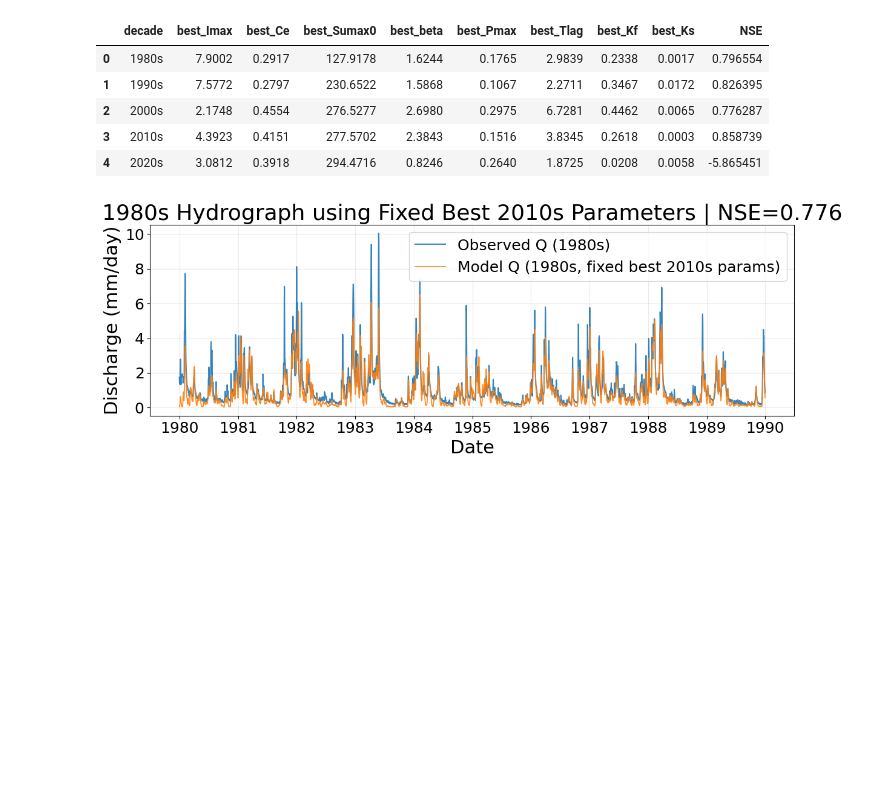
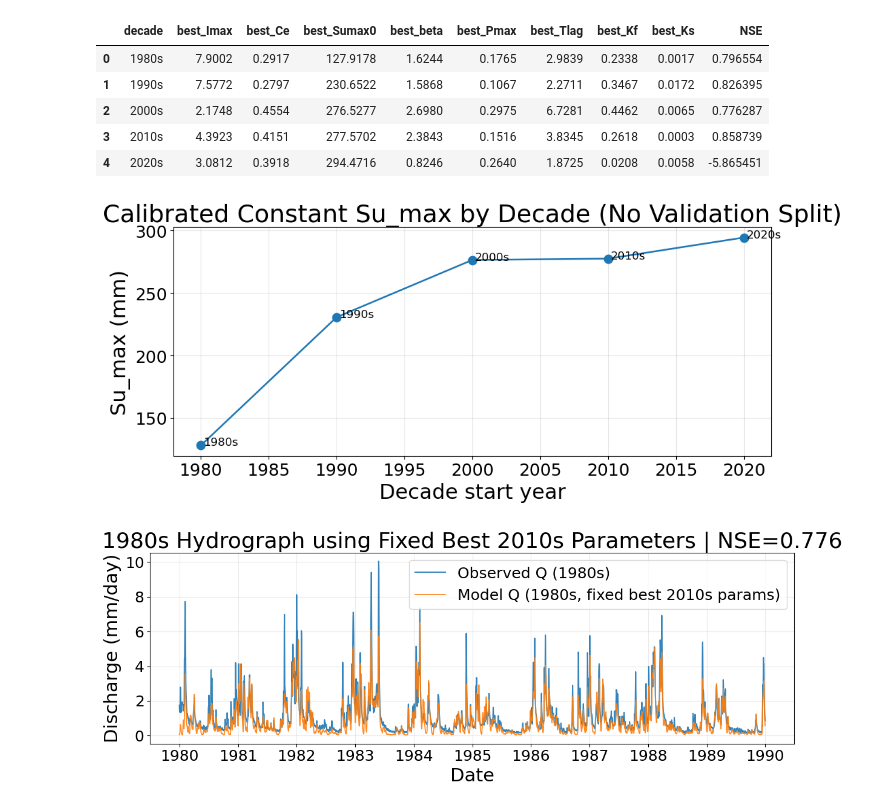
Before and after one commit to Doriswong35/teaching-materials, a Jupyter notebook: Main_project/HBV_constant_Sumax.ipynb, the cells around one changed output. Cells and saved outputs as stored; diff of their text form; code cells hidden in the pictures; blank space fills up the shorter version.

```diff
--- a/Main_project/HBV_constant_Sumax.ipynb
+++ b/Main_project/HBV_constant_Sumax.ipynb
@@ -695,7 +358,7 @@ if 'best_params_by_decade' not in globals():
     "decade": ["1980s", "1990s", "2000s", "2010s", "2020s"],
     "best_Imax": [7.9002, 7.5772, 2.1748, 4.3923, 3.0812],
     "best_Ce": [0.2917, 0.2797, 0.4554, 0.4151, 0.3918],
-    "best_Sumax0": [127.9178, 230.6522, 276.5277, 277.5702, 294.4716],
+    "best_Sumax_mm": [127.9178, 230.6522, 276.5277, 277.5702, 294.4716],
     "best_beta": [1.6244, 1.5868, 2.6980, 2.3843, 0.8246],
     "best_Pmax": [0.1765, 0.1067, 0.2975, 0.1516, 0.2640],
     "best_Tlag": [2.9839, 2.2711, 6.7281, 3.8345, 1.8725],
@@ -755,20 +418,6 @@ decade_nse_df = pd.DataFrame(decade_nse_results)
 best_params_by_decade = best_params_by_decade.drop(columns=["NSE"], errors="ignore").merge(decade_nse_df, on="decade", how="left")
 
 best_params_by_decade
-
-# import pandas as pd
-
-
-# best_params_by_decade["NSE"] = [
-#     nse(obs_1980s, sim_1980s),
-#     nse(obs_1990s, sim_1990s),
-#     nse(obs_2000s, sim_2000s),
-#     nse(obs_2010s, sim_2010s),
-#     nse(obs_2020s, sim_2020s),
-# ]
-# best_params_by_decade
-
-# best_params_by_decade
 # %% [output]
 |  | decade | best_Imax | best_Ce | best_Sumax0 | best_beta | best_Pmax | best_Tlag | best_Kf | best_Ks | NSE |
 | 0 | 1980s | 7.9002 | 0.2917 | 127.9178 | 1.6244 | 0.1765 | 2.9839 | 0.2338 | 0.0017 | 0.796554 |
@@ -776,6 +425,33 @@ best_params_by_decade
 | 2 | 2000s | 2.1748 | 0.4554 | 276.5277 | 2.6980 | 0.2975 | 6.7281 | 0.4462 | 0.0065 | 0.776287 |
 | 3 | 2010s | 4.3923 | 0.4151 | 277.5702 | 2.3843 | 0.1516 | 3.8345 | 0.2618 | 0.0003 | 0.858739 |
 | 4 | 2020s | 3.0812 | 0.3918 | 294.4716 | 0.8246 | 0.2640 | 1.8725 | 0.0208 | 0.0058 | -5.865451 |
+# %%
+# Plot calibrated Su_max by decade
+plot_df = best_params_by_decade.copy()
+plot_df['decade_start_year'] = plot_df['decade'].str.replace('s', '', regex=False).astype(int)
+
+fig, ax1 = plt.subplots(figsize=(10.5, 5))
+ax1.plot(
+    plot_df['decade_start_year'],
+    plot_df['best_Sumax0'],
+    marker='o',
+    linewidth=1.8,
+    label='Best Su_max (mm)'
+)
+ax1.set_xlabel('Decade start year')
+ax1.set_ylabel('Su_max (mm)')
+ax1.set_title('Calibrated Constant Su_max by Decade (No Validation Split)')
+ax1.grid(alpha=0.3)
+
+for _, r in plot_df.iterrows():
+    ax1.text(r['decade_start_year'] + 0.2, r['best_Sumax0'], r['decade'], fontsize=12)
+
+lines1, labels1 = ax1.get_legend_handles_labels()
+
+plt.tight_layout()
+plt.show()
+# %% [output]
+[figure, added]
 # %%
 import numpy as np
 import pandas as pd
```
Also changed, not shown: parts of 15 cells of this notebook, 4 other files.
